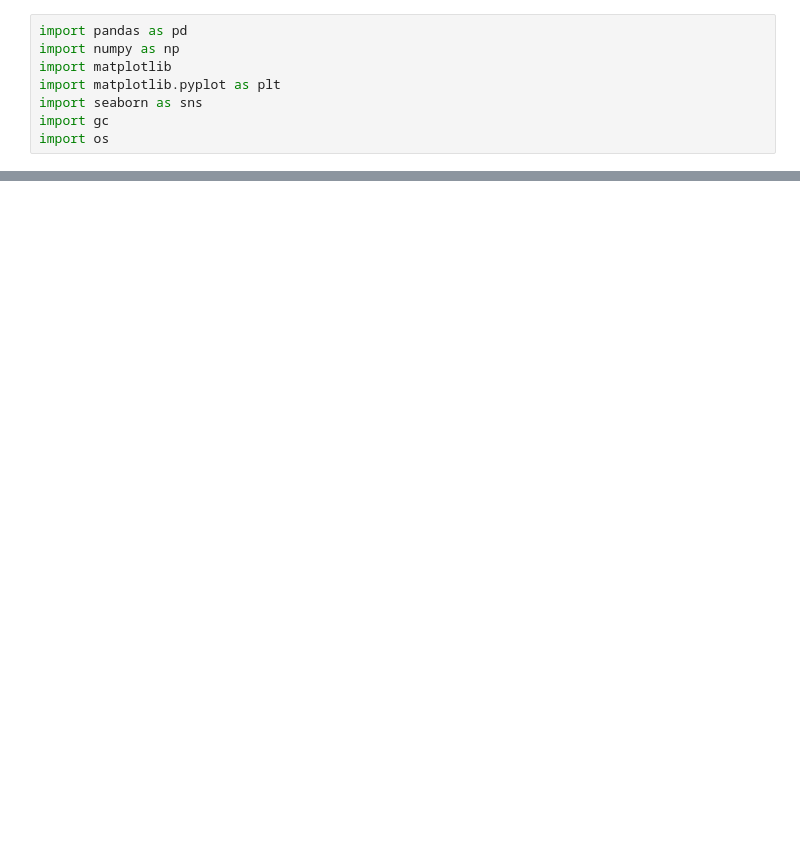
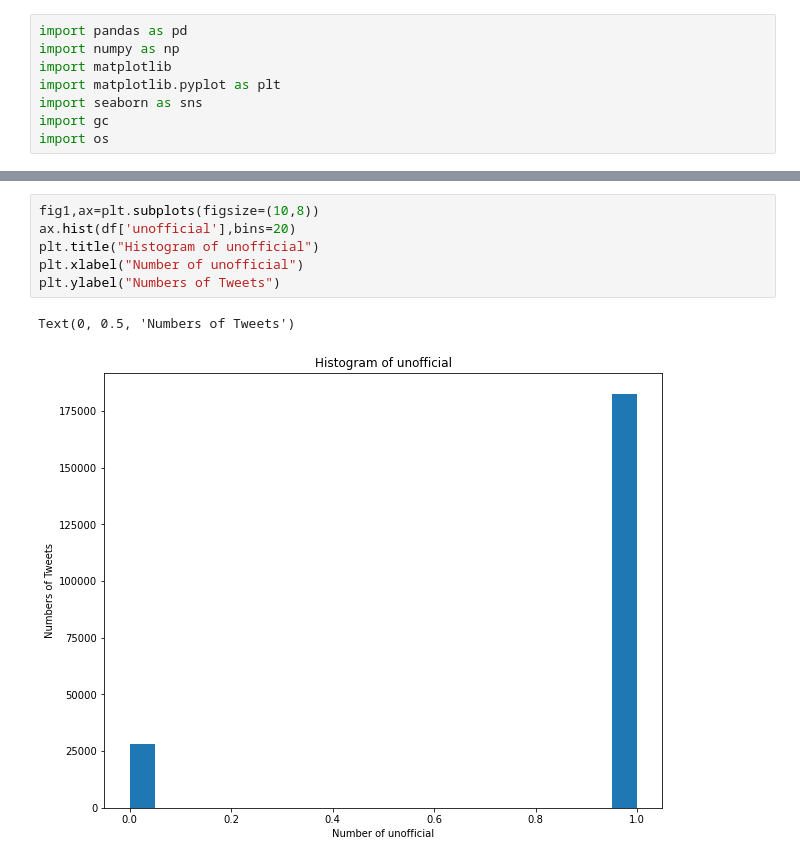
Before and after one commit to anly501/anly-501-project-ADW10, a Jupyter notebook: codes/02-data-cleaning/data cleaning.ipynb, the cells around one changed output, grey strips where cells are left out. Saved outputs shown, nothing was run; the diff lists cells and outputs as text; blank space fills up the shorter version.

```diff
--- a/codes/02-data-cleaning/data cleaning.ipynb
+++ b/codes/02-data-cleaning/data cleaning.ipynb
@@ -99,3 +91,12 @@ plt.savefig('Like.png')
+# %%
+fig1,ax=plt.subplots(figsize=(10,8))
+ax.hist(df['unofficial'],bins=20)
+plt.title("Histogram of unofficial")
+plt.xlabel("Number of unofficial")
+plt.ylabel("Numbers of Tweets")
+# %% [output]
+Text(0, 0.5, 'Numbers of Tweets')
+[figure, added]
 # %%
 df.loc['Total']=df.sum()
 df
```
Also changed, not shown: parts of 6 cells of this notebook.
